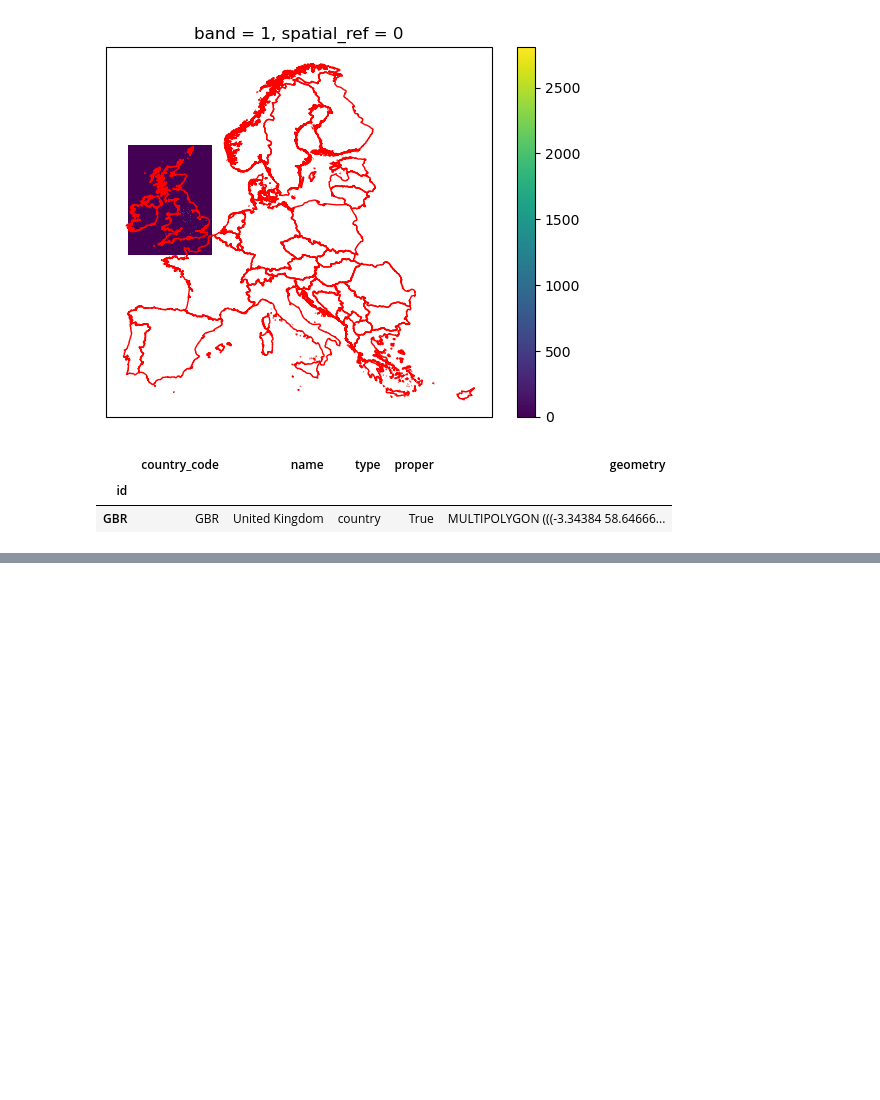
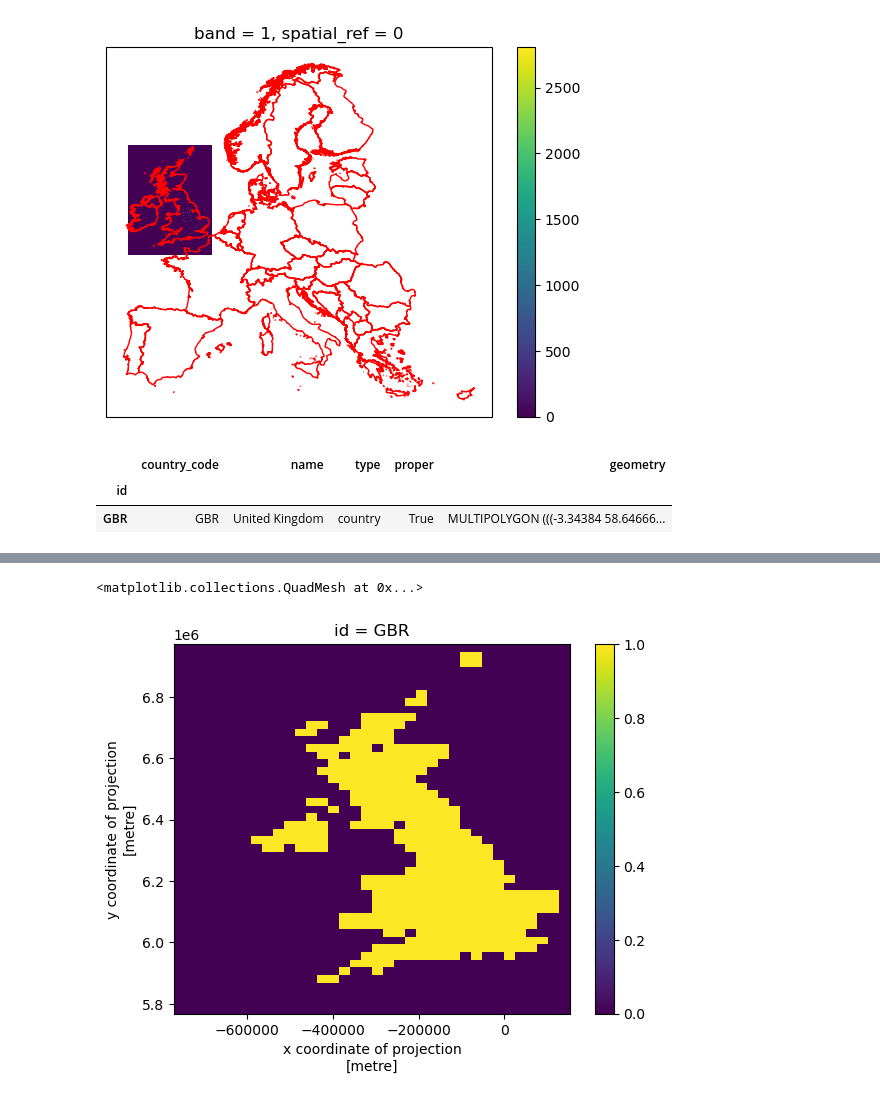
Before and after one commit to jnnr/gregor, a Jupyter notebook: plot_raster_vector.ipynb, the cells around one changed output, grey strips where cells are left out. Saved outputs shown, nothing was run; the diff lists cells and outputs as text; code cells hidden in the pictures; blank space fills up the shorter version.

Commit message:
Implement function that creates belongs_to

```diff
--- a/plot_raster_vector.ipynb
+++ b/plot_raster_vector.ipynb
@@ -86,0 +110,23 @@ mask.plot.imshow(ax=ax)
+# %%
+def get_belongs_to_matrix(raster_data: xr.Dataset, spatial_units: gpd.GeoSeries) -> xr.Dataset:
+    # create an empty dataarray with the shape of the raster data and the number of spatial units
+    belongs_to_matrix = xr.DataArray(data=None, dims=["y", "x", "id"], coords={"y": raster_data.y, "x": raster_data.x, "id": spatial_units.index})
+    belongs_to_matrix.attrs['transform'] = raster_data.rio.transform
+    belongs_to_matrix.attrs['crs'] = raster_data.rio.crs
+
+    for id, geometry in spatial_units.items():
+        mask = geometry_mask([geometry], out_shape=raster_data.shape, transform=raster_data.rio.transform(), invert=True)
+        mask = xr.DataArray(mask, coords=raster_data.coords, dims=raster_data.dims)
+        belongs_to_matrix.loc[:,:,id] = mask
+
+    return belongs_to_matrix
+
+belongs_to_matrix = get_belongs_to_matrix(
+    raster_data = populations_coarse,
+    spatial_units=spatial_units_uk.geometry.to_crs(populations_coarse.rio.crs)
+)
+# %%
+belongs_to_matrix.loc[:,:,"GBR"].squeeze().astype(int).plot()
+# %% [output]
+<matplotlib.collections.QuadMesh at 0x...>
+[figure, added]
```
Also changed, not shown: parts of 4 cells of this notebook, 2 other files.
